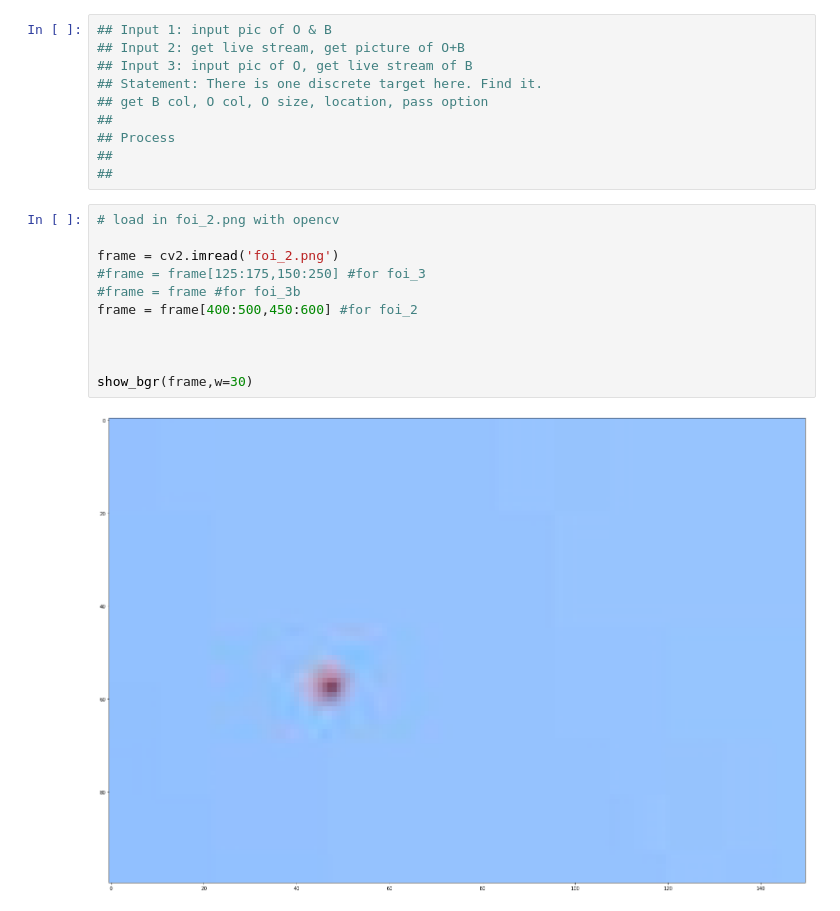
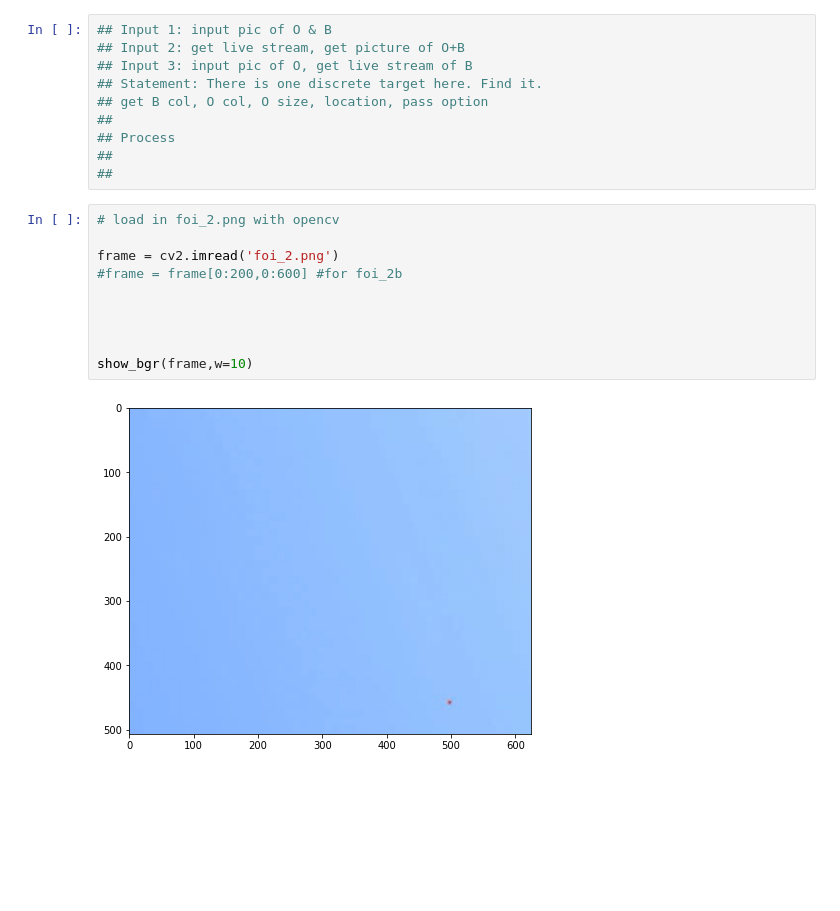
Before and after one commit to robertej19/aiguess, a Jupyter notebook: image_processing/auto_startup/autotest.ipynb, the cells around one changed output. Saved outputs shown, nothing was run; the diff lists cells and outputs as text; blank space fills up the shorter version.

```diff
--- a/image_processing/auto_startup/autotest.ipynb
+++ b/image_processing/auto_startup/autotest.ipynb
@@ -32,14 +33,13 @@ from src.detect_basic import detect_basic
 # %%
 # load in foi_2.png with opencv
 
 frame = cv2.imread('foi_2.png')
-#frame = frame[125:175,150:250] #for foi_3
-#frame = frame #for foi_3b
-frame = frame[400:500,450:600] #for foi_2
+#frame = frame[0:200,0:600] #for foi_2b
 
 
 
-show_bgr(frame,w=30)
+
+show_bgr(frame,w=10)
 # %% [output]
-[figure, old version]
+[figure, new version]
 # %%
```
Also changed, not shown: parts of 8 cells of this notebook, 2 other files.
